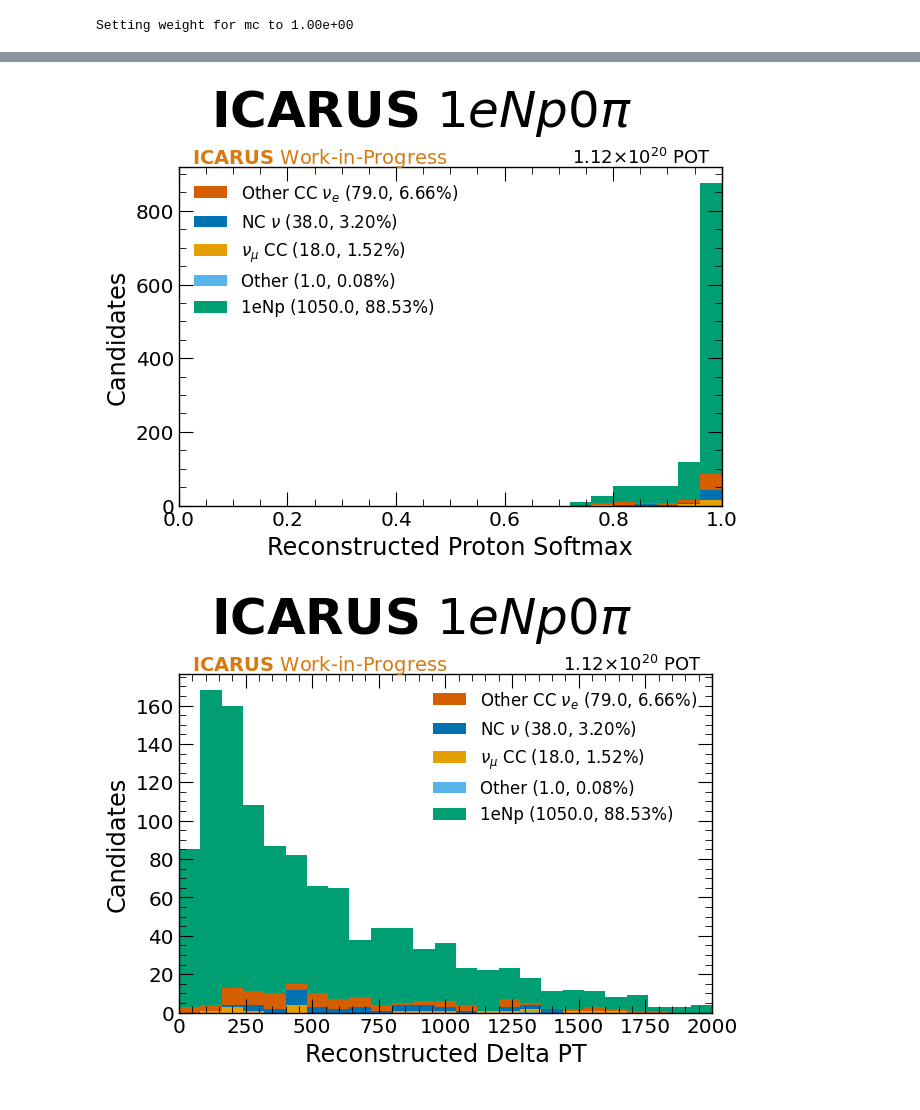
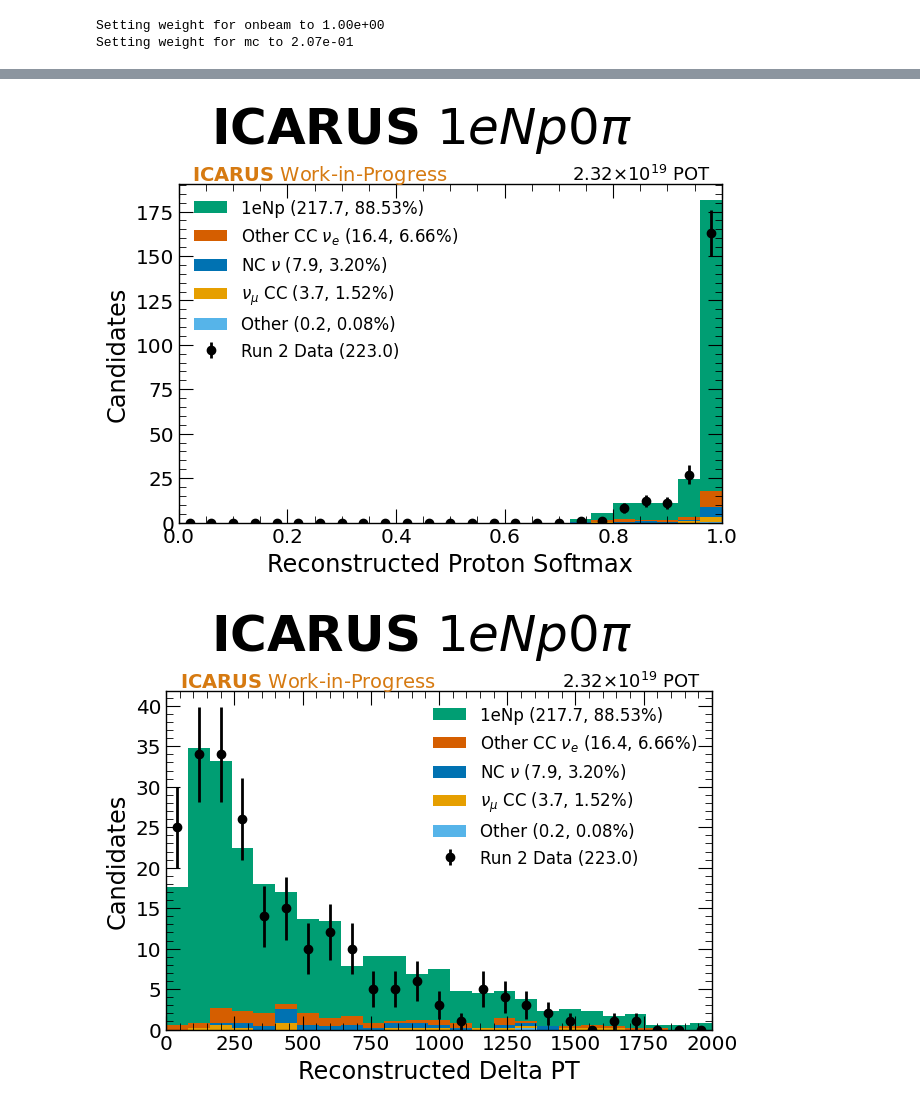
Before and after one commit to dacarber/medulla, a Jupyter notebook: spineplot/example.ipynb, the cells around one changed output, grey strips where cells are left out. Saved outputs shown, nothing was run; the diff lists cells and outputs as text; code cells hidden in the pictures.

```diff
--- a/spineplot/example.ipynb
+++ b/spineplot/example.ipynb
@@ -10,11 +10,11 @@ file = 'configurations/analyses/icarus/nue2025_icarus.toml'
 file = 'configurations/common/styles.toml'
 
 [samples]
-#[samples.onbeam]
-#key = "onbeam"
-#exposure_type = "pot"
-#override_category = -100
-#trees = ['SelectedNu_Cuts',]
+[samples.onbeam]
+key = "onbeam"
+exposure_type = "pot"
+override_category = -100
+trees = ['SelectedNu_Cuts',]
 
 [samples.mc]
 key = "mc"
@@ -26,7 +26,7 @@ trees = ['SelectedNu_Cuts','SelectedCos_PhaseCuts']
 path = '/Users/danielcarber/Documents/ICARUS/NuMI_Nue/Plots'
 
 [analysis]
-ordinate_sample = 'mc'
+ordinate_sample = 'onbeam'
 category_branch = 'category_topology'
 category_assignment = [[0,1], [2,3,4,6], [5], [7],[8],[9],[10], [-100]]
 category_labels = ['1eNp', 'Other CC $\\nu_e$', 'NC $\\nu$', '$\\nu_\\mu$ CC','Uncontained','Other','Cosmic', 'Run 2 Data']
@@ -122,4 +122,5 @@ file = '/Users/danielcarber/Documents/ICARUS/output.root'
 analysis = Analysis('cfg.toml', file)
 analysis.run(close_figs=False)
 # %% [output]
-Setting weight for mc to 1.00e+00
+Setting weight for onbeam to 1.00e+00
+Setting weight for mc to 2.07e-01
@@ -131,2 +132,2 @@ Setting weight for mc to 1.00e+00
-[figure, old version]
+[figure, new version]
-[figure, old version]
+[figure, new version]
```
Also changed, not shown: parts of 1 cell of this notebook, 2 other files.
